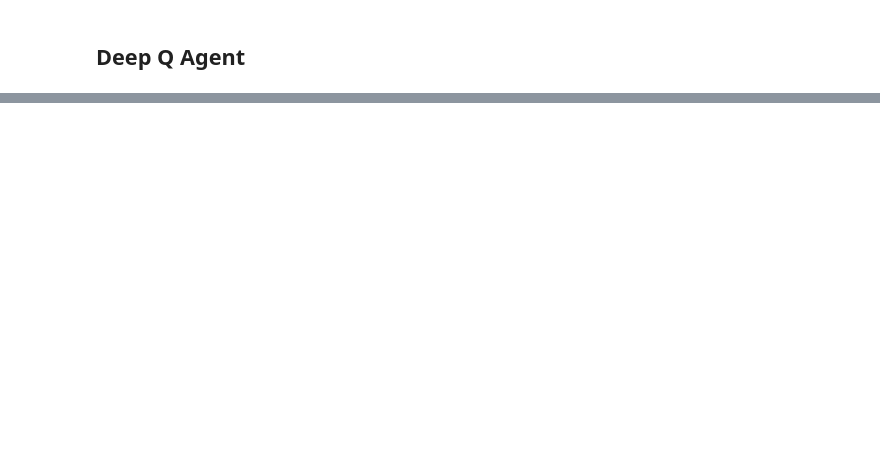
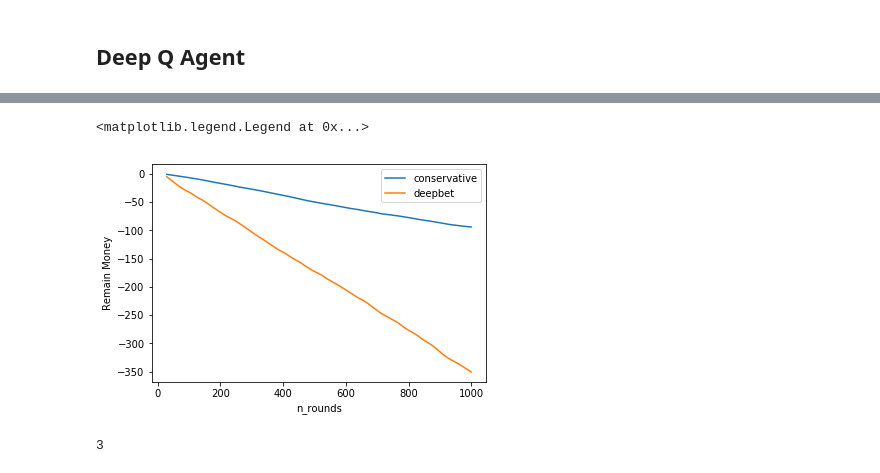
Before and after one commit to Robertren/RLBlackjack, a Jupyter notebook: Betting Environment.ipynb, the cells around one changed output, grey strips where cells are left out. Cells and saved outputs as stored; diff of their text form; code cells hidden in the pictures; blank space fills up the shorter version.

```diff
--- a/Betting Environment.ipynb
+++ b/Betting Environment.ipynb
@@ -324,3 +319,0 @@ def run_episode(env, agent):
-# %%
-deep_bet_agenet = NetworkAgent(n_inputs=1, n_outputs=10, gamma=0.9)
-bet_env = BlackjackBetEnv(blackjack_agent_class=NetworkAgent)
@@ -351,0 +328,34 @@ plot_history(remain_money_hist)
+# %%
+import pandas as pd
+import matplotlib.pyplot as plt
+%matplotlib inline
+def plot_history(history_list, rolling_window=30, ylabel='Remain Money', ax=None, label=None):
+    history_df = pd.Series(history_list)
+    rolling_mean = history_df.rolling(window=rolling_window, center=False).mean()
+    if ax is None:
+        fig = plt.figure()
+        ax = fig.add_subplot(111)
+    ax.plot(
+        rolling_mean,
+        label=label
+    )
+    ax.set_ylabel(ylabel)
+    ax.set_xlabel('n_rounds')
+    return ax
+
+def evaluate(env, agent, n_rounds=1000, n_trial=1000):
+    remain_money_hist = np.zeros(n_rounds)
+    pbar = ProgressBar()
+    for i in pbar(range(n_trial)):
+        state = env.reset()
+        for i in range(n_rounds):
+            remain_money_hist[i] += state[0]
+            action = agent.choose(state)
+            state, _, _, _ = env.step(action)
+    remain_money_hist /= n_trial
+    return remain_money_hist
+
+# We need basically same agent for playing black jack.
+# Except a different learning and remenber method
+# %%
+history_conservative = evaluate(bet_env, conservative_bet_agent, 1000, 100)
@@ -351,0 +364,2 @@ plot_history(remain_money_hist)
+# %%
+history_deepbet = evaluate(bet_env, deep_bet_agent, 1000, 100)
@@ -351,0 +368,13 @@ plot_history(remain_money_hist)
+# %%
+fig = plt.figure()
+ax = fig.add_subplot(111)
+plot_history(history_conservative, ax=ax, label='conservative')
+plot_history(history_deepbet, ax = ax, label='deepbet')
+plt.legend()
+# %% [output]
+<matplotlib.legend.Legend at 0x...>
+[figure, added]
+# %%
+deep_bet_agent.choose([2])
+# %% [output]
+3
```
Also changed, not shown: parts of 23 cells of this notebook.
